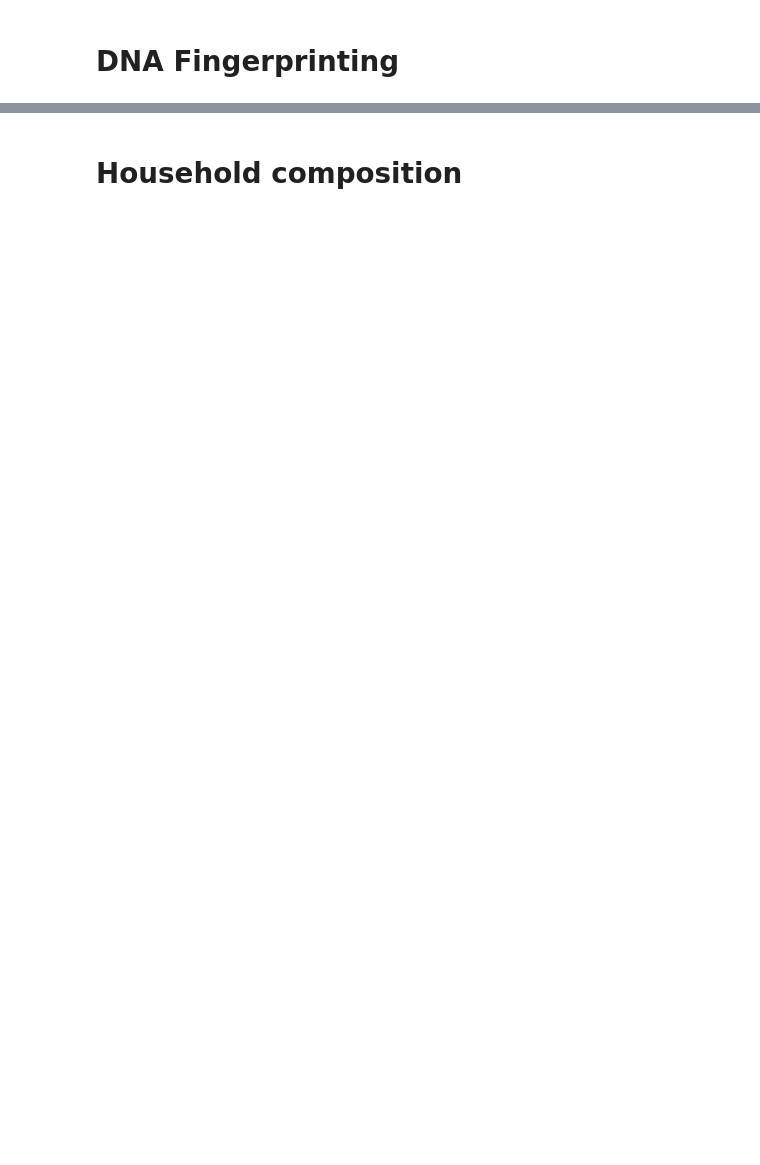
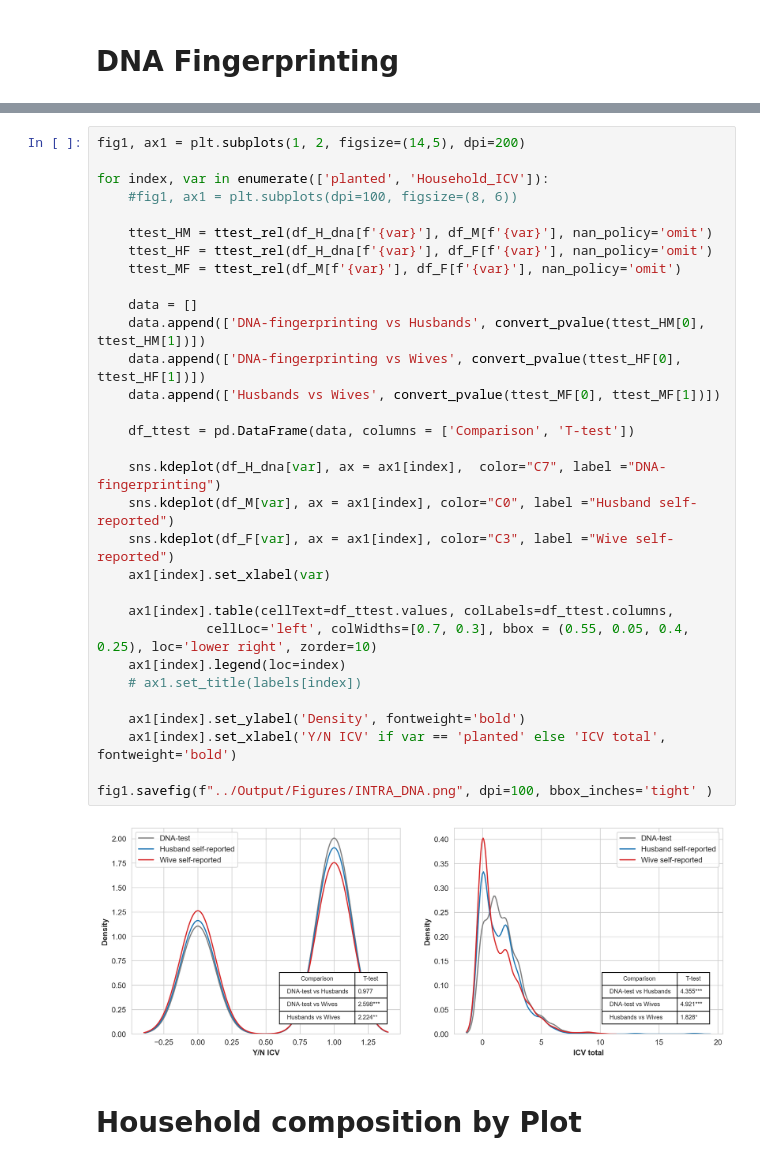
Before and after one commit to japrietov/Technology-Adoption, a Jupyter notebook: Code/Houshold Information (Python).ipynb, the cells around one changed output, grey strips where cells are left out. Drawn from its saved outputs; the diff is of its cells as text; blank space fills up the shorter version.

```diff
--- a/Code/Houshold Information (Python).ipynb
+++ b/Code/Houshold Information (Python).ipynb
@@ -104,2 +169,35 @@ df_Monitoring# .head()#keys()
+# %%
+fig1, ax1 = plt.subplots(1, 2, figsize=(14,5), dpi=200)
+
+for index, var in enumerate(['planted', 'Household_ICV']):
+    #fig1, ax1 = plt.subplots(dpi=100, figsize=(8, 6))
+
+    ttest_HM = ttest_rel(df_H_dna[f'{var}'], df_M[f'{var}'], nan_policy='omit')
+    ttest_HF = ttest_rel(df_H_dna[f'{var}'], df_F[f'{var}'], nan_policy='omit')
+    ttest_MF = ttest_rel(df_M[f'{var}'], df_F[f'{var}'], nan_policy='omit')
+
+    data = []
+    data.append(['DNA-fingerprinting vs Husbands', convert_pvalue(ttest_HM[0], ttest_HM[1])])
+    data.append(['DNA-fingerprinting vs Wives', convert_pvalue(ttest_HF[0], ttest_HF[1])])
+    data.append(['Husbands vs Wives', convert_pvalue(ttest_MF[0], ttest_MF[1])])
+
+    df_ttest = pd.DataFrame(data, columns = ['Comparison', 'T-test'])
+
+    sns.kdeplot(df_H_dna[var], ax = ax1[index],  color="C7", label ="DNA-fingerprinting")
+    sns.kdeplot(df_M[var], ax = ax1[index], color="C0", label ="Husband self-reported")
+    sns.kdeplot(df_F[var], ax = ax1[index], color="C3", label ="Wive self-reported")
+    ax1[index].set_xlabel(var)
+
+    ax1[index].table(cellText=df_ttest.values, colLabels=df_ttest.columns,
+              cellLoc='left', colWidths=[0.7, 0.3], bbox = (0.55, 0.05, 0.4, 0.25), loc='lower right', zorder=10)
+    ax1[index].legend(loc=index)
+    # ax1.set_title(labels[index])
+
+    ax1[index].set_ylabel('Density', fontweight='bold')
+    ax1[index].set_xlabel('Y/N ICV' if var == 'planted' else 'ICV total', fontweight='bold')
+
+fig1.savefig(f"../Output/Figures/INTRA_DNA.png", dpi=100, bbox_inches='tight' )
+# %% [output]
+[figure, added]
 # %% [markdown]
-# Household composition
+# Household composition by Plot
```
Also changed, not shown: parts of 20 cells of this notebook, 18 other files.
